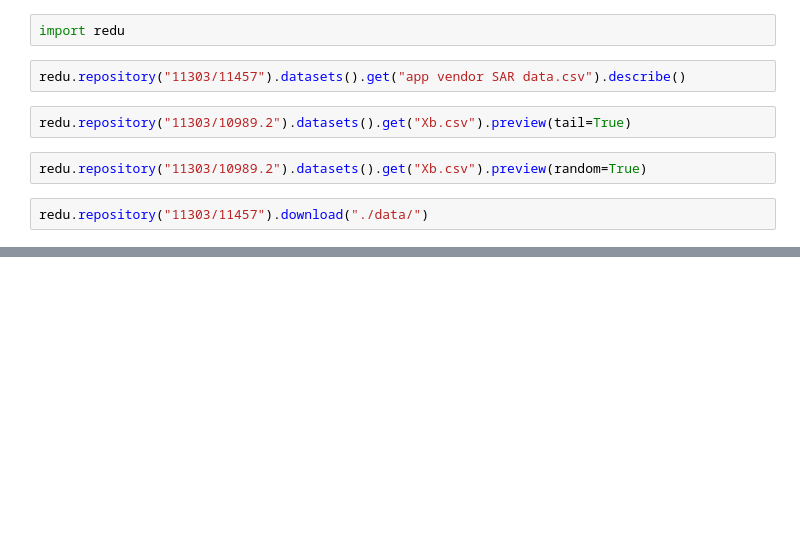
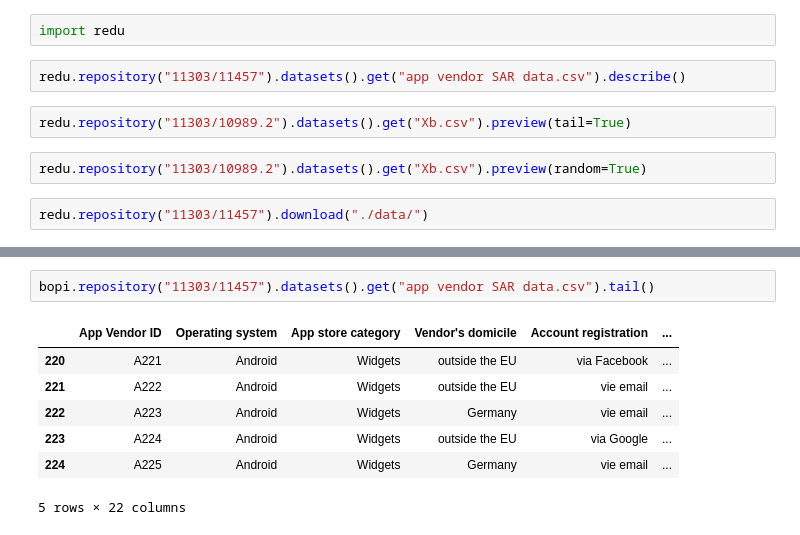
Before and after one commit to TUB-NLP-OpenData/usability_research_data, a Jupyter notebook: use.ipynb, the cells around one changed output, grey strips where cells are left out. Saved outputs shown, nothing was run; the diff lists cells and outputs as text; blank space fills up the shorter version.

```diff
--- a/use.ipynb
+++ b/use.ipynb
@@ -98,0 +109,10 @@ redu.repository("11303/11457").download("./data/")
+# %%
+bopi.repository("11303/11457").datasets().get("app vendor SAR data.csv").tail()
+# %% [output]
+|  | App Vendor ID | Operating system | App store category | Vendor's domicile | Account registration | ... |
+| 220 | A221 | Android | Widgets | outside the EU | via Facebook | ... |
+| 221 | A222 | Android | Widgets | outside the EU | vie email | ... |
+| 222 | A223 | Android | Widgets | Germany | vie email | ... |
+| 223 | A224 | Android | Widgets | outside the EU | via Google | ... |
+| 224 | A225 | Android | Widgets | Germany | vie email | ... |
+5 rows × 22 columns
```
Also changed, not shown: parts of 16 cells of this notebook, 11 other files.
